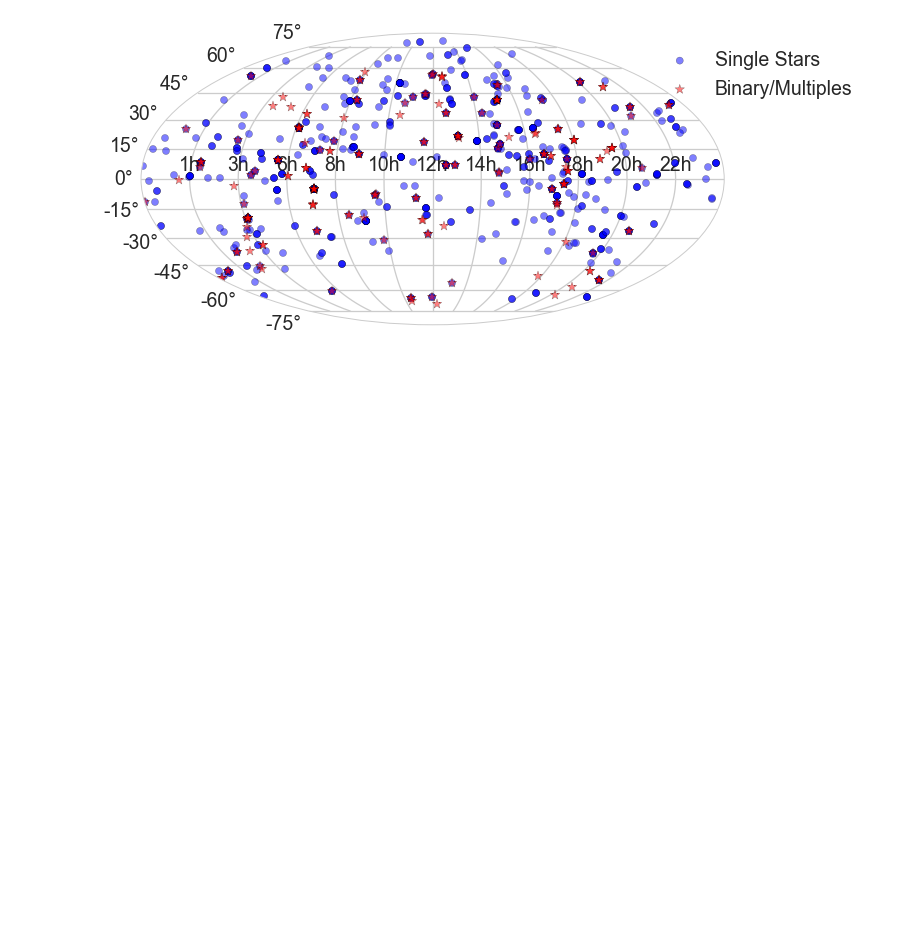
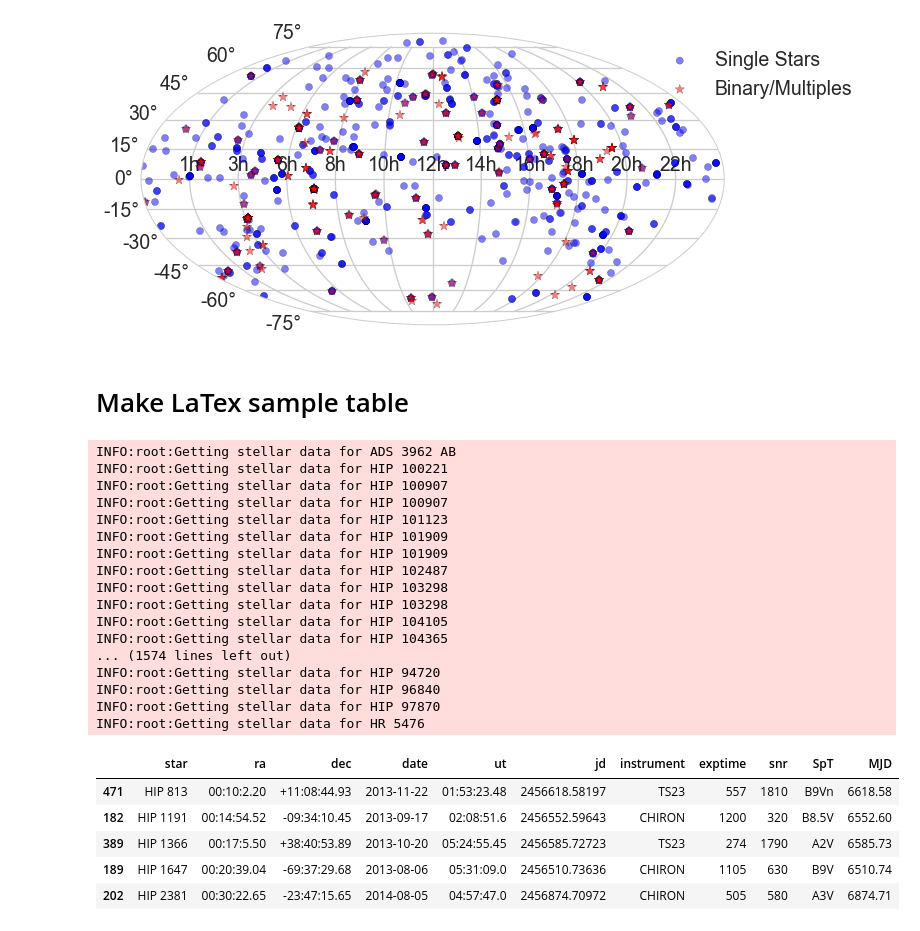
Before and after one commit to kgullikson88/BinaryInference, a Jupyter notebook: CompileObsStats.ipynb, the cells around one changed output. Cells and saved outputs as stored; diff of their text form; code cells hidden in the pictures; blank space fills up the shorter version.

Commit message:
Make the observation stats and primary parameter tables

```diff
--- a/CompileObsStats.ipynb
+++ b/CompileObsStats.ipynb
@@ -161,3 +168,79 @@ fig.savefig('Figures/SkyMap.pdf')
 # %% [output]
 [  2.   4.   6.   8.  10.  12.  14.  16.  18.  20.  22.]
 [figure]
+# %% [markdown]
+# Make LaTex sample table
+# %%
+# Read in the table and parse some columns
+obs = pd.read_csv('data/SampleObservations.csv')
+
+# Make sure the names are right
+def standardize_name(starname, head=('HIP', 'ADS', 'HR')):
+    if ' ' not in starname:
+        for beginning in head:
+            if beginning in starname:
+                num = starname.split(beginning)[-1]
+                return beginning + ' ' + num
+        print('Something weird happened with {}'.format(starname))
+    return starname
+
+# Standardize by getting the spectral type and ra/dec from simbad
+import StarData
+def get_spt(starname):
+    try:
+        data = StarData.GetData(starname)
+        return data.spectype
+    except:
+        return None
+
+def get_ra(starname):
+    try:
+        data = StarData.GetData(starname)
+        return data.ra
+    except:
+        return None
+
+def get_dec(starname):
+    try:
+        data = StarData.GetData(starname)
+        return data.dec
+    except:
+        return None
+
+obs['SpT'] = obs.star.map(get_spt)
+obs['ra'] = obs.star.map(get_ra)
+obs['dec'] = obs.star.map(get_dec)
+
+# make MJD
+obs['MJD'] = np.round(obs.jd - 2450000, 2)
+
+# Round the exposure time and snr
+obs.exptime = np.round(obs.exptime)
+obs.snr = np.round(obs.snr, -1)
+obs.star = obs.star.map(standardize_name)
+
+obs.sort_values(by='ra').head()
+# %% [output]
+INFO:root:Getting stellar data for ADS 3962 AB
+INFO:root:Getting stellar data for HIP 100221
+INFO:root:Getting stellar data for HIP 100907
+INFO:root:Getting stellar data for HIP 100907
+INFO:root:Getting stellar data for HIP 101123
+INFO:root:Getting stellar data for HIP 101909
+INFO:root:Getting stellar data for HIP 101909
+INFO:root:Getting stellar data for HIP 102487
+INFO:root:Getting stellar data for HIP 103298
+INFO:root:Getting stellar data for HIP 103298
+INFO:root:Getting stellar data for HIP 104105
+INFO:root:Getting stellar data for HIP 104365
+... (1574 lines left out)
+INFO:root:Getting stellar data for HIP 94720
+INFO:root:Getting stellar data for HIP 96840
+INFO:root:Getting stellar data for HIP 97870
+INFO:root:Getting stellar data for HR 5476
+|  | star | ra | dec | date | ut | jd | instrument | exptime | snr | SpT | MJD |
+| 471 | HIP 813 | 00:10:2.20 | +11:08:44.93 | 2013-11-22 | 01:53:23.48 | 2456618.58197 | TS23 | 557 | 1810 | B9Vn | 6618.58 |
+| 182 | HIP 1191 | 00:14:54.52 | -09:34:10.45 | 2013-09-17 | 02:08:51.6 | 2456552.59643 | CHIRON | 1200 | 320 | B8.5V | 6552.60 |
+| 389 | HIP 1366 | 00:17:5.50 | +38:40:53.89 | 2013-10-20 | 05:24:55.45 | 2456585.72723 | TS23 | 274 | 1790 | A2V | 6585.73 |
+| 189 | HIP 1647 | 00:20:39.04 | -69:37:29.68 | 2013-08-06 | 05:31:09.0 | 2456510.73636 | CHIRON | 1105 | 630 | B9V | 6510.74 |
+| 202 | HIP 2381 | 00:30:22.65 | -23:47:15.65 | 2014-08-05 | 04:57:47.0 | 2456874.70972 | CHIRON | 505 | 580 | A3V | 6874.71 |
```
Also changed, not shown: parts of 11 cells of this notebook.
